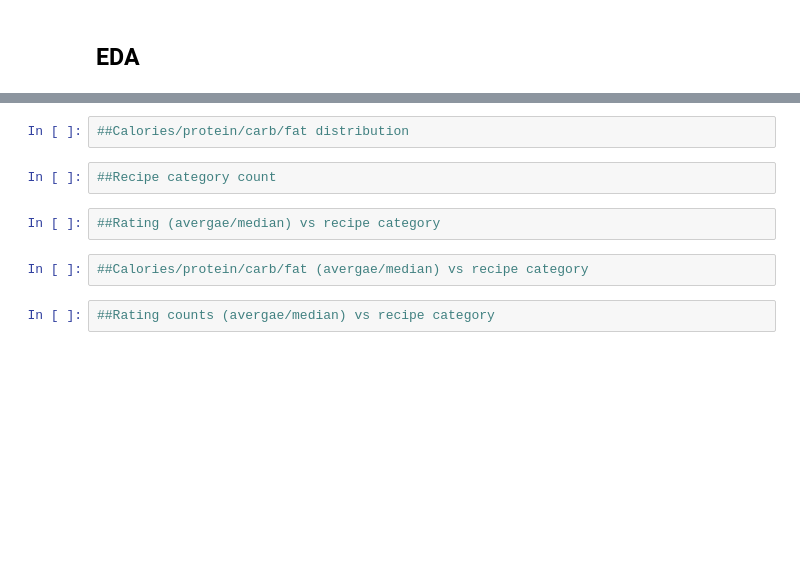
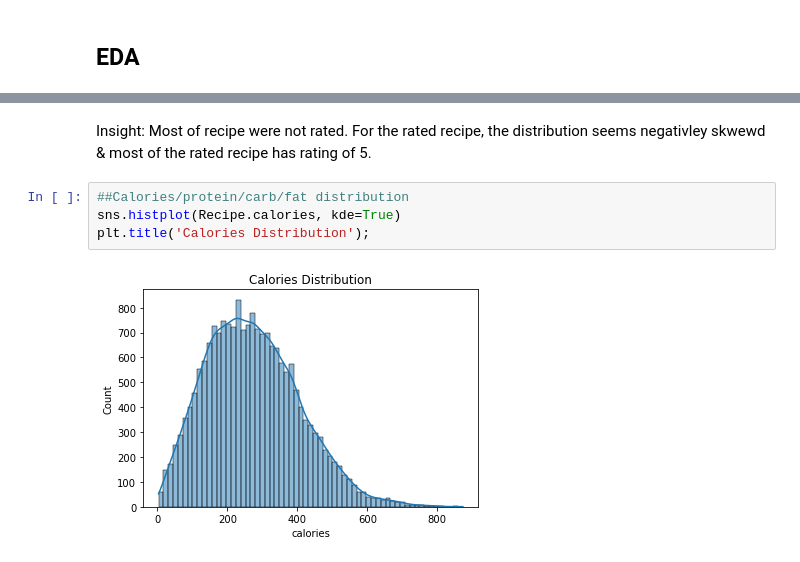
Before and after one commit to Hanadi-am/Personalized_Recipe_Recommender, a Jupyter notebook: src/Recipe.ipynb, the cells around one changed output, grey strips where cells are left out. Cells and saved outputs as stored; diff of their text form; blank space fills up the shorter version.

```diff
--- a/src/Recipe.ipynb
+++ b/src/Recipe.ipynb
@@ -659,10 +759,8 @@ Recipe.to_csv('full_clean_data.csv', index = False)
+# %% [markdown]
+Insight: Most of recipe were not rated. For the rated recipe, the distribution seems negativley skwewd & most of the rated recipe has rating of 5.
 # %%
 ##Calories/protein/carb/fat distribution
+sns.histplot(Recipe.calories, kde=True)
+plt.title('Calories Distribution');
+# %% [output]
+[figure, added]
-# %%
-##Recipe category count
-# %%
-##Rating (avergae/median) vs recipe category
-# %%
-##Calories/protein/carb/fat (avergae/median) vs recipe category
-# %%
-##Rating counts (avergae/median) vs recipe category
```
Also changed, not shown: parts of 38 cells of this notebook, 1 other file.
